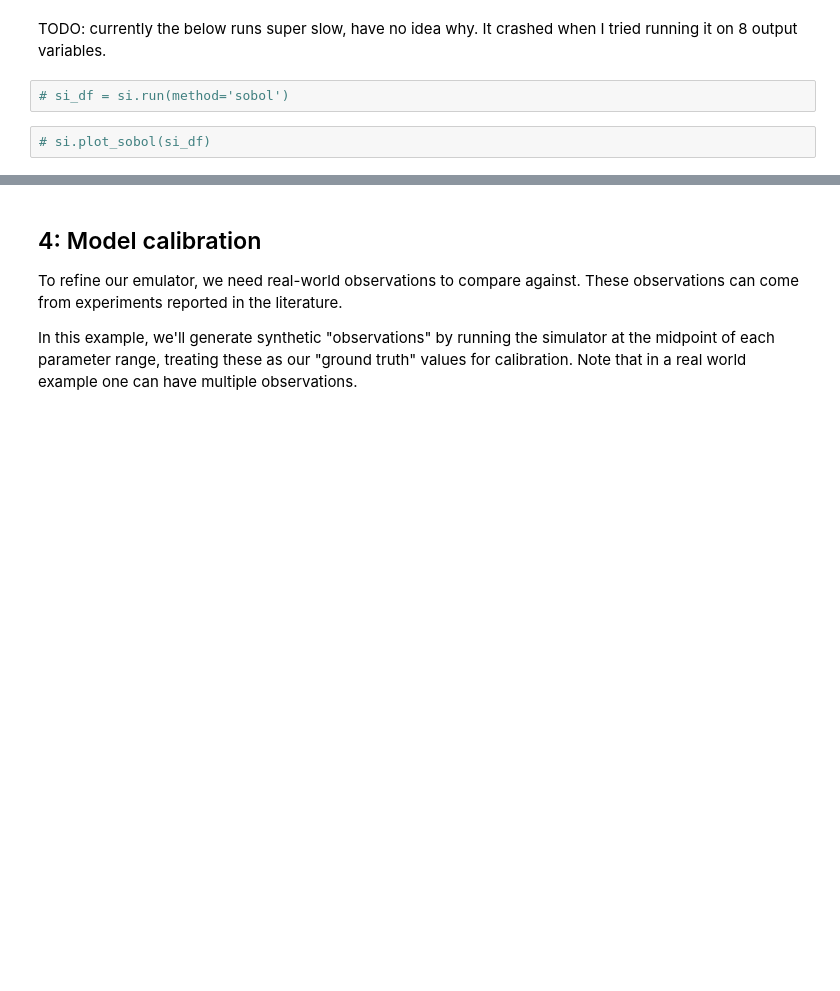
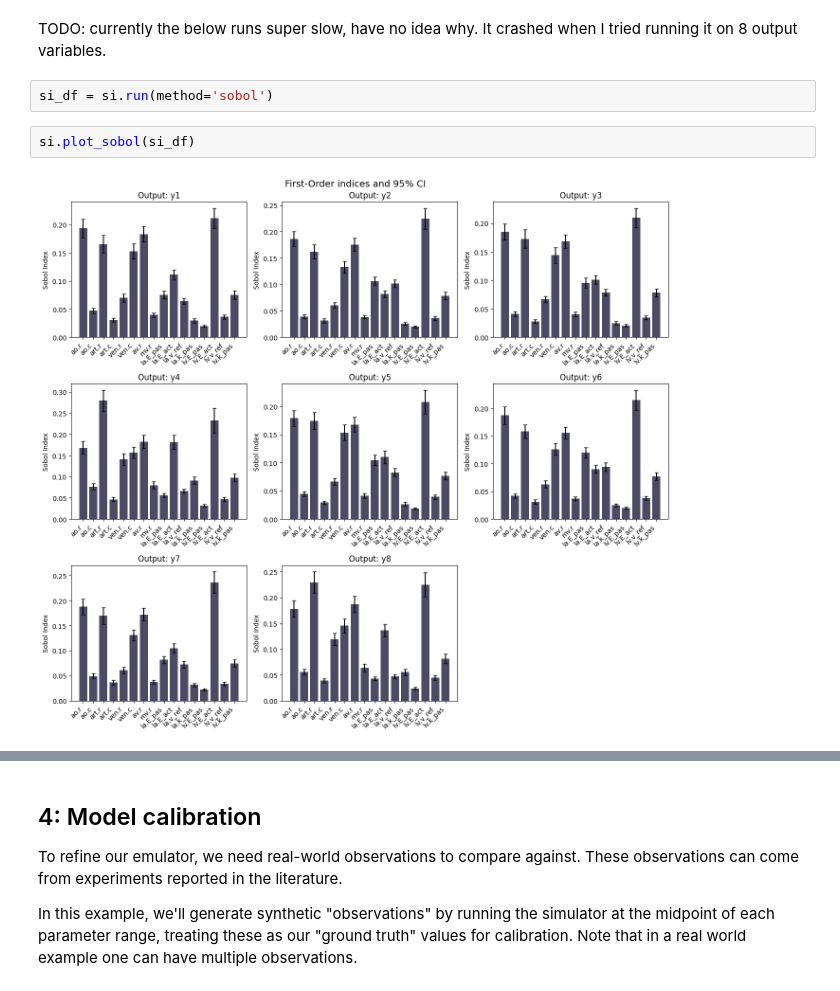
Before and after one commit to alan-turing-institute/autoemulate, a Jupyter notebook: case_studies/blood_pressure/ModularCirc.ipynb, the cells around one changed output, grey strips where cells are left out. Saved outputs shown, nothing was run; the diff lists cells and outputs as text; blank space fills up the shorter version.

```diff
--- a/case_studies/blood_pressure/ModularCirc.ipynb
+++ b/case_studies/blood_pressure/ModularCirc.ipynb
@@ -142,6 +145,8 @@ si = SensitivityAnalysis(model, problem=problem)
 # %% [markdown]
 TODO: currently the below runs super slow, have no idea why. It crashed when I tried running it on 8 output variables.
 # %%
-# si_df = si.run(method='sobol')
+si_df = si.run(method='sobol')
 # %%
-# si.plot_sobol(si_df)
+si.plot_sobol(si_df)
+# %% [output]
+[figure, added]
```
Also changed, not shown: parts of 11 cells of this notebook.
